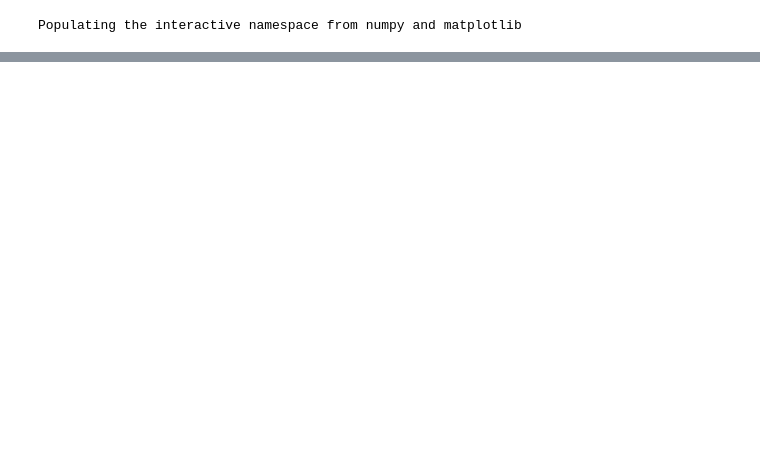
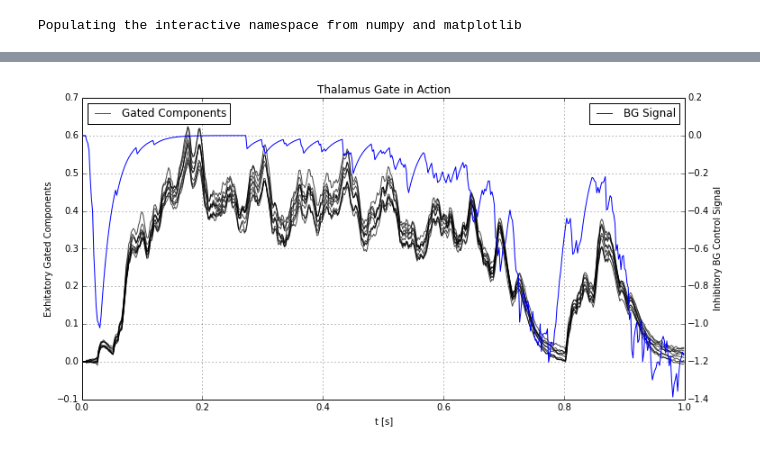
Before and after one commit to athuras/MentalMath, a Jupyter notebook: MentalMath.ipynb, the cells around one changed output, grey strips where cells are left out. Cells and saved outputs as stored; diff of their text form; code cells hidden in the pictures; blank space fills up the shorter version.

```diff
--- a/MentalMath.ipynb
+++ b/MentalMath.ipynb
@@ -119,0 +151,14 @@ model_sim.run(0.5)
+# %%
+f, a1 = plt.subplots(1, 1, sharex=True, figsize=(12, 6))
+a1.plot(model_sim.trange(), model_sim.data[sys_g1], c='k', alpha=0.7)
+a1.set_ylabel("Exhitatory Gated Components")
+a1.set_xlabel("t [s]")
+a1.legend(['Gated Components'], loc='upper left')
+a2 = a1.twinx()
+a2.plot(model_sim.trange(), model_sim.data[sys_bg][:,0], label="Inhibitory Control Signal")
+a2.set_ylabel("Inhibitory BG Control Signal")
+a2.legend(['BG Signal'], loc='upper right')
+a1.set_title("Thalamus Gate in Action")
+a1.grid()
+# %% [output]
+[figure, added]
```
Also changed, not shown: parts of 28 cells of this notebook, 5 other files.
